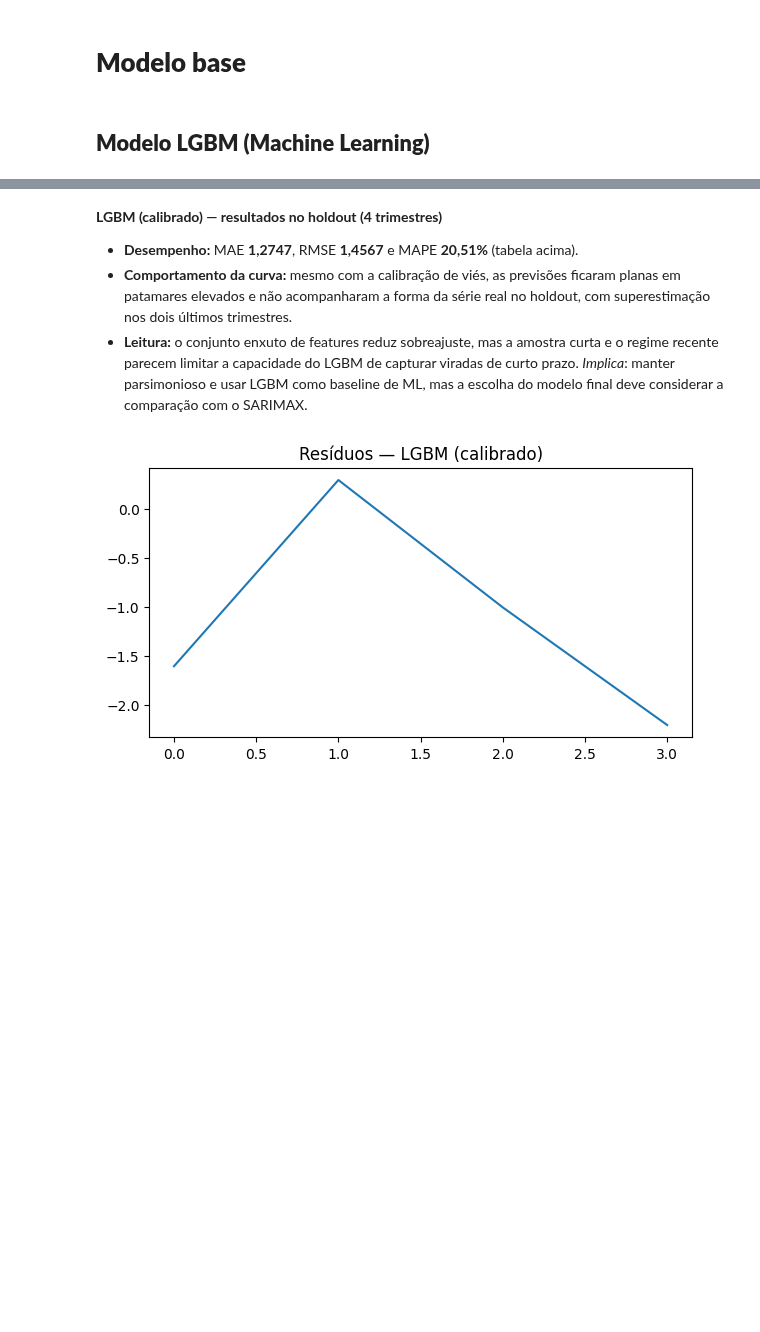
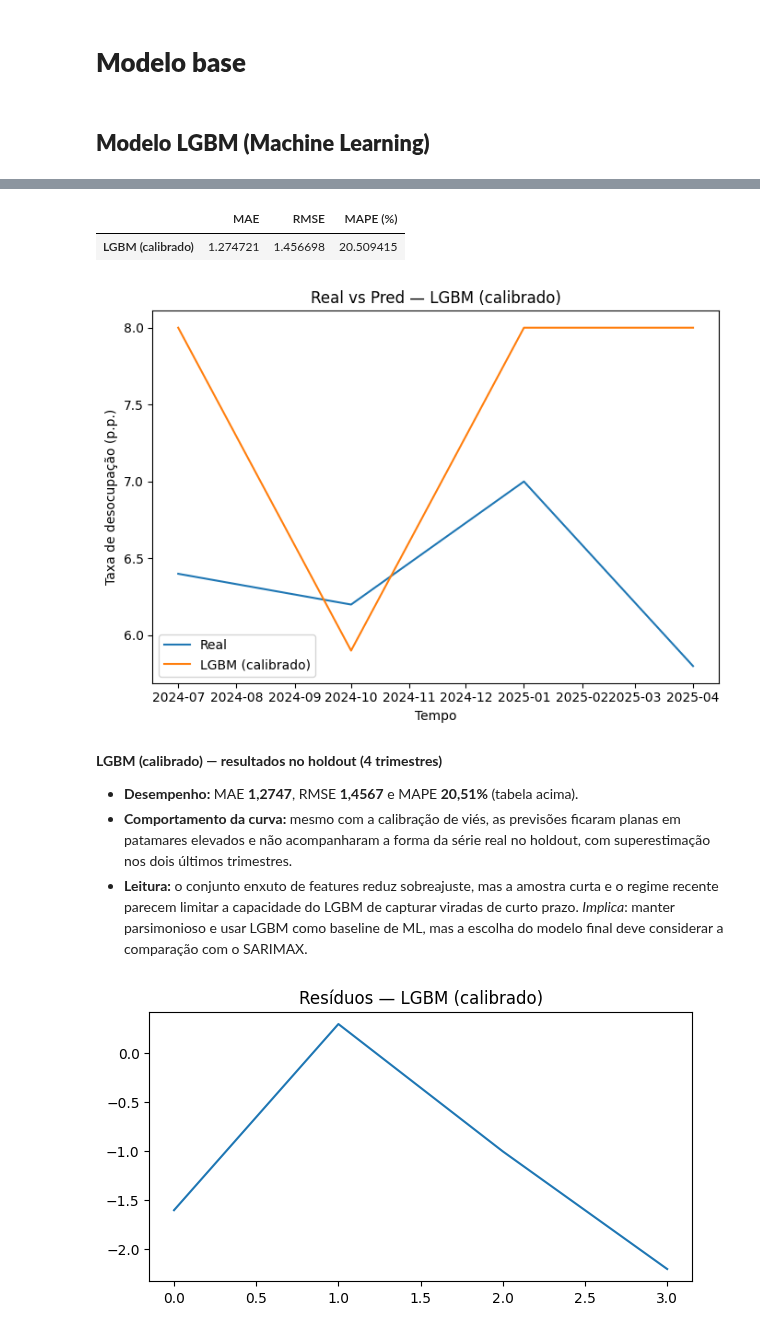
Before and after one commit to fpaterni10/projeto-aplicado-iv-desemprego-br, a Jupyter notebook: notebooks/entrega3/cd_projeto_aplicado_IV_entrega_3.ipynb, the cells around one changed output, grey strips where cells are left out. Drawn from its saved outputs; the diff is of its cells as text; code cells hidden in the pictures; blank space fills up the shorter version.

```diff
--- a/notebooks/entrega3/cd_projeto_aplicado_IV_entrega_3.ipynb
+++ b/notebooks/entrega3/cd_projeto_aplicado_IV_entrega_3.ipynb
@@ -487,0 +380,74 @@ plt.show(); plt.close(fig)
+# %%
+# CÉLULA 9 — Modelo 1 — LGBM (calibrado) | limpo (sem salvar)
+import numpy as np, pandas as pd, matplotlib.pyplot as plt
+from lightgbm import LGBMRegressor
+from sklearn.metrics import mean_absolute_error
+from IPython.display import display
+
+TEST_LAST_N  = 4
+SEED         = 42
+
+# índice temporal do df_model já está em 'data' (Q) na sua sessão
+# (Se não estiver, descomente a linha abaixo)
+# df_model = df_model.set_index("data").sort_index().asfreq("Q")
+
+# features e alvo
+features_cal = [c for c in ['caged_roll3_asinh','caged_saldo_tri','Q_1','Q_2','Q_3','Q_4','post_2021']
+                if c in df_model.columns]
+target = "tx_desocupacao"
+
+# preenchimento simples (evita NaN residuais)
+dfm = df_model[features_cal + [target]].copy().interpolate(limit_direction="both")
+
+# split temporal
+train_lgb = dfm.iloc[:-TEST_LAST_N].copy()
+test_lgb  = dfm.iloc[-TEST_LAST_N:].copy()
+X_tr, y_tr = train_lgb[features_cal].to_numpy(), train_lgb[target].to_numpy()
+X_te, y_te = test_lgb[features_cal].to_numpy(),  test_lgb[target].to_numpy()
+
+# modelo
+lgbm = LGBMRegressor(
+    n_estimators=400, learning_rate=0.05, num_leaves=31, max_depth=4,
+    min_child_samples=20, subsample=0.8, colsample_bytree=0.8,
+    reg_lambda=0.1, random_state=SEED
+)
+lgbm.fit(X_tr, y_tr)
+
+# calibração de viés (nível)
+pred_tr = lgbm.predict(X_tr)
+bias    = (y_tr[-4:] - pred_tr[-4:]).mean()
+pred_te = lgbm.predict(X_te) + bias
+
+# métricas
+def _rmse(y_true, y_pred):
+    y_true, y_pred = np.asarray(y_true, float), np.asarray(y_pred, float)
+    return np.sqrt(np.mean((y_true - y_pred) ** 2))
+
+def _mape(y_true, y_pred):
+    y_true = np.asarray(y_true, float).ravel()
+    y_pred = np.asarray(y_pred, float).ravel()
+    mask = y_true != 0
+    return (np.abs((y_true[mask] - y_pred[mask]) / y_true[mask])).mean() * 100
+
+lgbm_metrics = pd.DataFrame(
+    {"MAE":[mean_absolute_error(y_te, pred_te)],
+     "RMSE":[_rmse(y_te, pred_te)],
+     "MAPE (%)":[_mape(y_te, pred_te)]},
+    index=["LGBM (calibrado)"]
+)
+display(lgbm_metrics)
+
+# gráfico
+t_holdout = test_lgb.index.to_timestamp() if isinstance(test_lgb.index, pd.PeriodIndex) else test_lgb.index
+fig, ax = plt.subplots(figsize=(7,5))
+ax.plot(t_holdout, y_te,     label="Real")
+ax.plot(t_holdout, pred_te,  label="LGBM (calibrado)")
+ax.set_title("Real vs Pred — LGBM (calibrado)")
+ax.set_xlabel("Tempo"); ax.set_ylabel("Taxa de desocupação (p.p.)")
+ax.legend(); plt.tight_layout()
+plt.show(); plt.close(fig)
+
+# >>>>>>>>>>>> NOVO: variáveis esperadas por outras células
+pred_lgb = pred_te  # usado na célula 10 e na comparação da célula 11
+report = lgbm_metrics  # se você ainda referencia 'report' em algum texto
+# %% [output]
@@ -488,3 +471,6 @@ plt.show(); plt.close(fig)
+|  | MAE | RMSE | MAPE (%) |
+| LGBM (calibrado) | 1.274721 | 1.456698 | 20.509415 |
+[figure, added]
 # %% [markdown]
 **LGBM (calibrado) — resultados no holdout (4 trimestres)**
 
```
Also changed, not shown: parts of 7 cells of this notebook.
